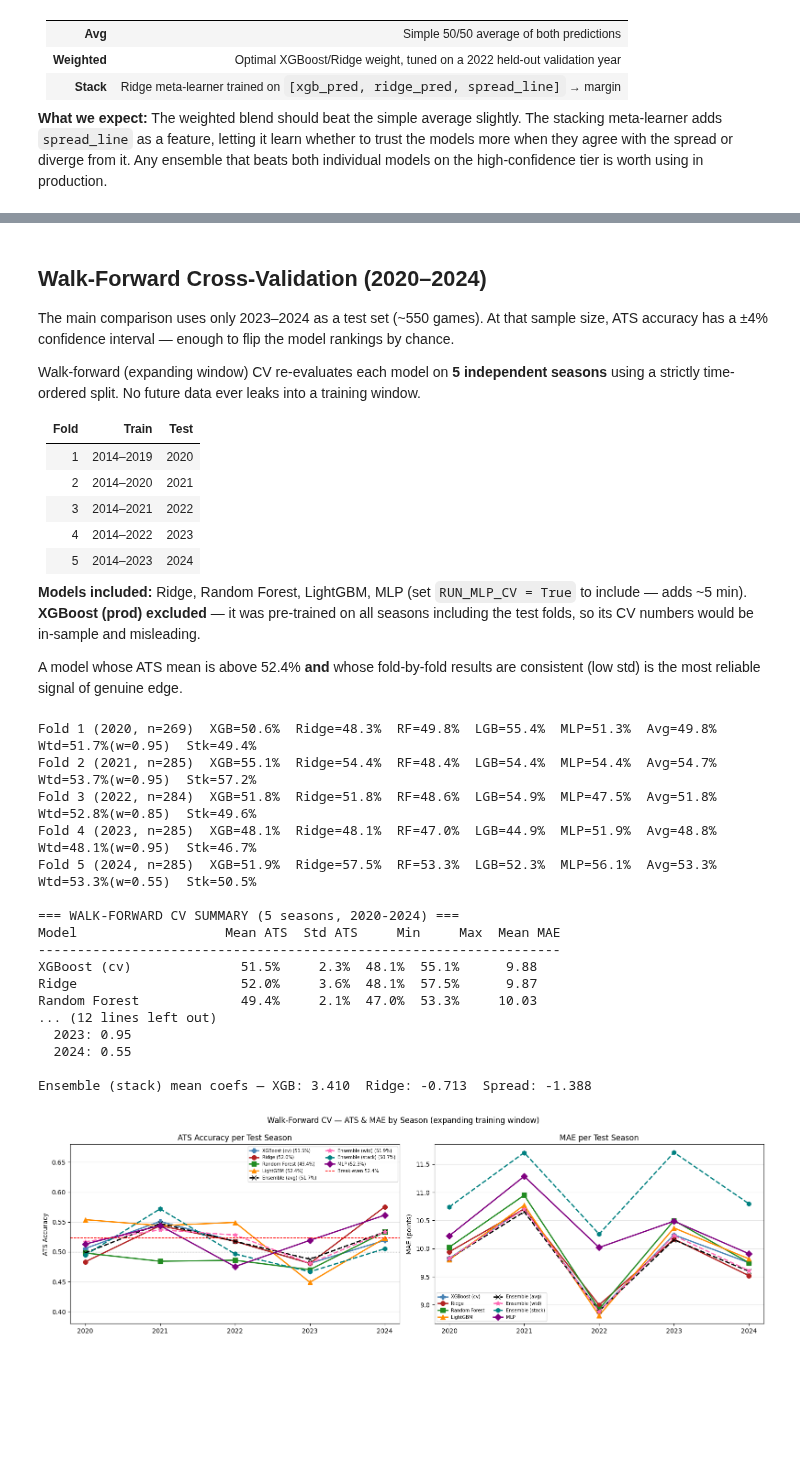
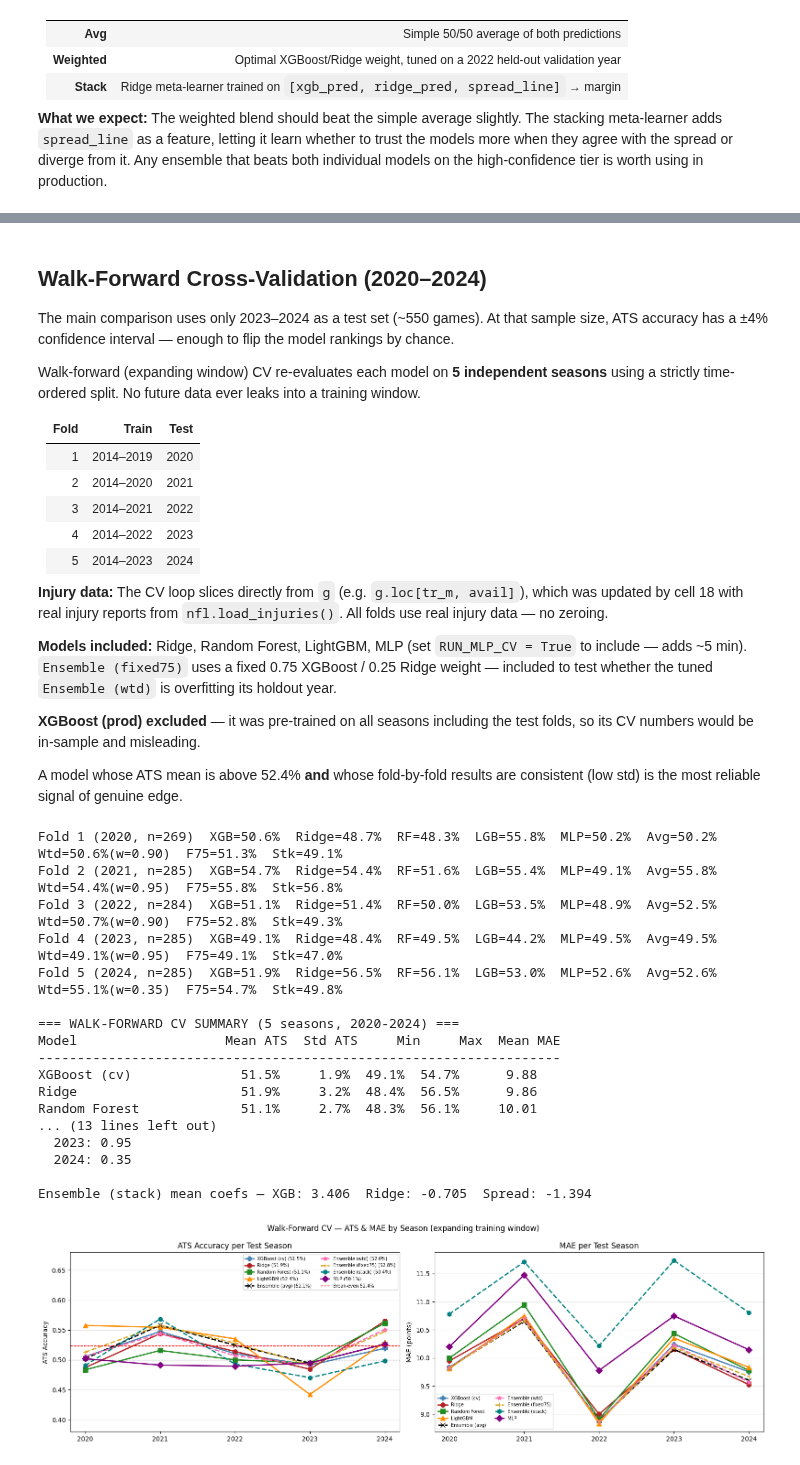
Before and after one commit to joscho11/JoSchoAnalytics, a Jupyter notebook: betting/model_comparison.ipynb, the cells around one changed output, grey strips where cells are left out. Saved outputs shown, nothing was run; the diff lists cells and outputs as text; code cells hidden in the pictures; blank space fills up the shorter version.

```diff
--- a/betting/model_comparison.ipynb
+++ b/betting/model_comparison.ipynb
@@ -17,13 +21,15 @@ production `betting_model.pkl` (reverse-engineered from `BettingEdge_v2.ipynb`).
 # %%
 TRAIN_SEASONS  = list(range(2014, 2023))   # 2014-2022
-TEST_SEASONS   = [2023, 2024]
-COACH_SEASONS  = list(range(1999, 2025))   # longer window for cumulative coach W%
+TEST_SEASONS   = [2023, 2024, 2025]        # extended to include 2025 live season
+COACH_SEASONS  = list(range(1999, 2026))   # longer window for cumulative coach W%
 ALL_SEASONS    = TRAIN_SEASONS + TEST_SEASONS
 
 from pathlib import Path
-# Try both paths — works whether CWD is project root or betting/
+# Try both paths
 ALLPRO_CSV = next(
     (p for p in [Path("nfl_allpro_1997_2025.csv"), Path("betting/nfl_allpro_1997_2025.csv")]
      if p.exists()),
-    Path("betting/nfl_allpro_1997_2025.csv")  # fallback (will warn if missing)
+    Path("betting/nfl_allpro_1997_2025.csv")
 )
+
+# NOTE: 2025 added to TEST_SEASONS — re-run from cell 3 onwards to pull new data.
@@ -629,7 +656,7 @@ class FinalCfg:
         objective='reg:squarederror', random_state=42, tree_method='hist', n_jobs=1))
 
 # Try both paths — works whether notebook CWD is project root or betting/
-for pkl_path in ["betting/betting_model.pkl", "betting_model.pkl", "../betting/betting_model.pkl"]:
+for pkl_path in ["betting/models/xgboost_prod_model.pkl", "models/xgboost_prod_model.pkl", "betting_model.pkl", "betting/betting_model.pkl"]:
     if os.path.exists(pkl_path):
         prod = joblib.load(pkl_path)
         print(f"Loaded pkl from: {pkl_path}")
@@ -664,7 +691,6 @@ rmse = mean_squared_error(y_te_prod,  xgb_prod_preds)**0.5
 ats  = ats_acc(xgb_prod_preds, spread_te_prod, y_te_prod)
 RESULTS["XGBoost (prod)"] = dict(mae=mae, rmse=rmse, ats=ats, preds=xgb_prod_preds, y=y_te_prod, spread=spread_te_prod)
 print(f"XGBoost (prod)  MAE={mae:.2f}  RMSE={rmse:.2f}  ATS={ats:.1%}")
-print("Note: injury features are 0 in backtest — live accuracy is ~57% with real data.")
 # %% [output]
 Loaded pkl from: betting_model.pkl
 Pipeline expects 79 features. Stored MAE: 10.390
@@ -1121,7 +1146,10 @@ Walk-forward (expanding window) CV re-evaluates each model on **5 independent se
 | 4 | 2014–2022 | 2023 |
 | 5 | 2014–2023 | 2024 |
 
-**Models included:** Ridge, Random Forest, LightGBM, MLP (set `RUN_MLP_CV = True` to include — adds ~5 min).
+**Injury data:** The CV loop slices directly from `g` (e.g. `g.loc[tr_m, avail]`), which was updated by cell 18 with real injury reports from `nfl.load_injuries()`. All folds use real injury data — no zeroing.
+
+**Models included:** Ridge, Random Forest, LightGBM, MLP (set `RUN_MLP_CV = True` to include — adds ~5 min). `Ensemble (fixed75)` uses a fixed 0.75 XGBoost / 0.25 Ridge weight — included to test whether the tuned `Ensemble (wtd)` is overfitting its holdout year.
+
 **XGBoost (prod) excluded** — it was pre-trained on all seasons including the test folds, so its CV numbers would be in-sample and misleading.
 
 A model whose ATS mean is above 52.4% **and** whose fold-by-fold results are consistent (low std) is the most reliable signal of genuine edge.
@@ -1137,7 +1165,7 @@ CV_FOLDS = [
 ]
 
 cv_models = ["XGBoost (cv)", "Ridge", "Random Forest", "LightGBM",
-             "Ensemble (avg)", "Ensemble (wtd)", "Ensemble (stack)"]
+             "Ensemble (avg)", "Ensemble (wtd)", "Ensemble (fixed75)", "Ensemble (stack)"]
 if RUN_MLP_CV:
     cv_models.append("MLP")
 
@@ -1249,6 +1277,14 @@ for fold_i, fold in enumerate(CV_FOLDS):
         "mae": float(np.abs(wtd_p - y_f_te).mean()),
         "best_w": best_w_f})
 
+
+    # 2b. Fixed-weight blend (0.75 XGB / 0.25 Ridge) — tests whether tuned weights overfit
+    FIXED_W = 0.75
+    fixed_p = FIXED_W * xgbp + (1 - FIXED_W) * rp
+    cv_results["Ensemble (fixed75)"].append(fold_row | {
+        "ats": ats_acc(fixed_p, sp_f, y_f_te),
+        "mae": float(np.abs(fixed_p - y_f_te).mean())})
+
     # 3. Stack meta-learner on [xgb_pred, ridge_pred, spread_line]
     sp_tr_f  = g.loc[tr_m, "spread_line"].fillna(0).values
     tr_stk   = np.column_stack([xgb_cv_m.predict(X_f_tr), r_f.predict(X_f_tr_sc), sp_tr_f])
@@ -1267,6 +1303,7 @@ for fold_i, fold in enumerate(CV_FOLDS):
             f"RF={fold_row_rf['ats']:.1%}  LGB={fold_row_lgb['ats']:.1%}")
     ens  = (f"  Avg={ats_acc(avg_p,sp_f,y_f_te):.1%}  "
             f"Wtd={ats_acc(wtd_p,sp_f,y_f_te):.1%}(w={best_w_f:.2f})  "
+            f"F75={ats_acc(fixed_p,sp_f,y_f_te):.1%}  "
             f"Stk={ats_acc(stk_p,sp_f,y_f_te):.1%}")
     if RUN_MLP_CV:
         base += f"  MLP={fold_row_mlp['ats']:.1%}"
@@ -1303,12 +1340,13 @@ colors_cv = {
     "MLP":             "purple",
     "Ensemble (avg)":  "black",
     "Ensemble (wtd)":  "hotpink",
+    "Ensemble (fixed75)": "goldenrod",
     "Ensemble (stack)":"teal",
 }
 markers = {
     "XGBoost (cv)": "P", "Ridge": "o", "Random Forest": "s",
     "LightGBM": "^", "MLP": "D",
-    "Ensemble (avg)": "x", "Ensemble (wtd)": "*", "Ensemble (stack)": "h",
+    "Ensemble (avg)": "x", "Ensemble (wtd)": "*", "Ensemble (fixed75)": "+", "Ensemble (stack)": "h",
 }
 ls_map = {m: "--" if m.startswith("Ensemble") else "-" for m in cv_models}
 
@@ -1323,43 +1361,43 @@ for name in cv_models:
 
 ax1.axhline(0.524, color="red",   linestyle="--", linewidth=1, label="Break-even 52.4%")
 ax1.axhline(0.500, color="black", linestyle=":",  linewidth=0.8)
 ax1.set_title("ATS Accuracy per Test Season")
 ax1.set_ylabel("ATS Accuracy")
 ax1.set_xticks(years)
 ax1.set_ylim(0.38, 0.68)
 ax1.legend(fontsize=7, ncol=2)
 ax1.grid(axis="y", alpha=0.3)
 
 for name in cv_models:
     maes = [f["mae"] for f in cv_results[name]]
     ax2.plot(years, maes, marker=markers[name], color=colors_cv[name],
              linestyle=ls_map[name], label=name, linewidth=2, markersize=7)
 
 ax2.set_title("MAE per Test Season")
 ax2.set_ylabel("MAE (points)")
 ax2.set_xticks(years)
 ax2.legend(fontsize=7, ncol=2)
 ax2.grid(axis="y", alpha=0.3)
 
 plt.tight_layout()
-plt.savefig("model_cv_results.png", dpi=120, bbox_inches="tight")
+plt.savefig("betting\model_cv_results.png", dpi=120, bbox_inches="tight")
 plt.show()
 # %% [output]
-Fold 1 (2020, n=269)  XGB=50.6%  Ridge=48.3%  RF=49.8%  LGB=55.4%  MLP=51.3%  Avg=49.8%  Wtd=51.7%(w=0.95)  Stk=49.4%
-Fold 2 (2021, n=285)  XGB=55.1%  Ridge=54.4%  RF=48.4%  LGB=54.4%  MLP=54.4%  Avg=54.7%  Wtd=53.7%(w=0.95)  Stk=57.2%
-Fold 3 (2022, n=284)  XGB=51.8%  Ridge=51.8%  RF=48.6%  LGB=54.9%  MLP=47.5%  Avg=51.8%  Wtd=52.8%(w=0.85)  Stk=49.6%
-Fold 4 (2023, n=285)  XGB=48.1%  Ridge=48.1%  RF=47.0%  LGB=44.9%  MLP=51.9%  Avg=48.8%  Wtd=48.1%(w=0.95)  Stk=46.7%
-Fold 5 (2024, n=285)  XGB=51.9%  Ridge=57.5%  RF=53.3%  LGB=52.3%  MLP=56.1%  Avg=53.3%  Wtd=53.3%(w=0.55)  Stk=50.5%
+Fold 1 (2020, n=269)  XGB=50.6%  Ridge=48.7%  RF=48.3%  LGB=55.8%  MLP=50.2%  Avg=50.2%  Wtd=50.6%(w=0.90)  F75=51.3%  Stk=49.1%
+Fold 2 (2021, n=285)  XGB=54.7%  Ridge=54.4%  RF=51.6%  LGB=55.4%  MLP=49.1%  Avg=55.8%  Wtd=54.4%(w=0.95)  F75=55.8%  Stk=56.8%
+Fold 3 (2022, n=284)  XGB=51.1%  Ridge=51.4%  RF=50.0%  LGB=53.5%  MLP=48.9%  Avg=52.5%  Wtd=50.7%(w=0.90)  F75=52.8%  Stk=49.3%
+Fold 4 (2023, n=285)  XGB=49.1%  Ridge=48.4%  RF=49.5%  LGB=44.2%  MLP=49.5%  Avg=49.5%  Wtd=49.1%(w=0.95)  F75=49.1%  Stk=47.0%
+Fold 5 (2024, n=285)  XGB=51.9%  Ridge=56.5%  RF=56.1%  LGB=53.0%  MLP=52.6%  Avg=52.6%  Wtd=55.1%(w=0.35)  F75=54.7%  Stk=49.8%
 
 === WALK-FORWARD CV SUMMARY (5 seasons, 2020-2024) ===
 Model                   Mean ATS  Std ATS     Min     Max  Mean MAE
 -------------------------------------------------------------------
-XGBoost (cv)              51.5%     2.3%  48.1%  55.1%      9.88
-Ridge                     52.0%     3.6%  48.1%  57.5%      9.87
-Random Forest             49.4%     2.1%  47.0%  53.3%     10.03
-... (12 lines left out)
+XGBoost (cv)              51.5%     1.9%  49.1%  54.7%      9.88
+Ridge                     51.9%     3.2%  48.4%  56.5%      9.86
+Random Forest             51.1%     2.7%  48.3%  56.1%     10.01
+... (13 lines left out)
   2023: 0.95
-  2024: 0.55
+  2024: 0.35
 
-Ensemble (stack) mean coefs — XGB: 3.410  Ridge: -0.713  Spread: -1.388
+Ensemble (stack) mean coefs — XGB: 3.406  Ridge: -0.705  Spread: -1.394
-[figure, old version]
+[figure, new version]
```
Also changed, not shown: parts of 24 cells of this notebook, 29 other files.
